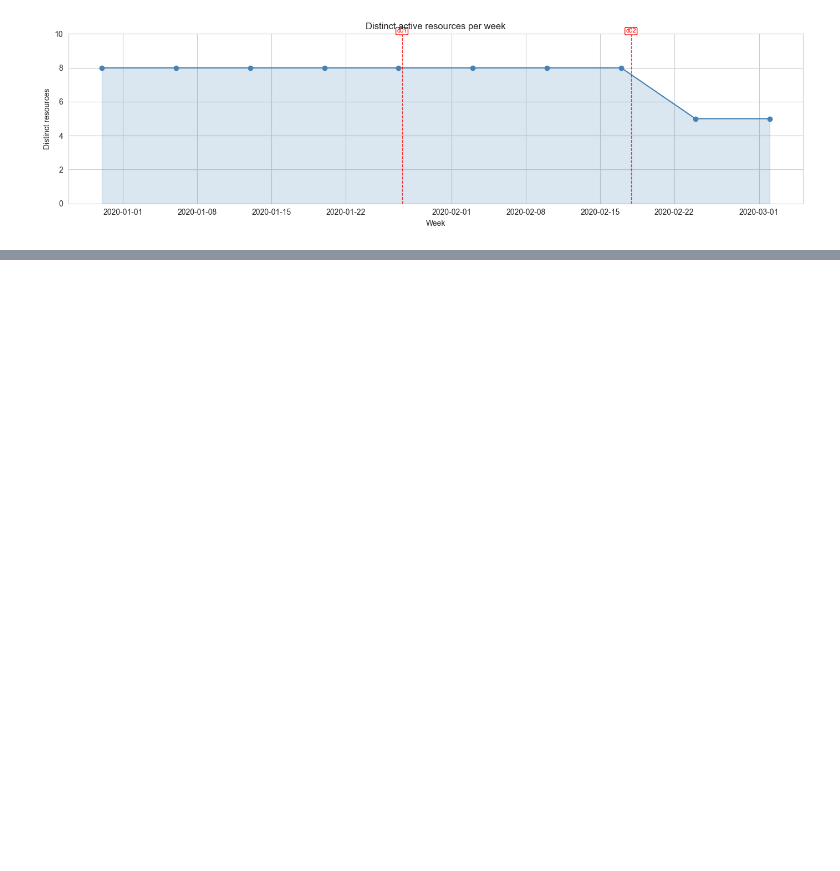
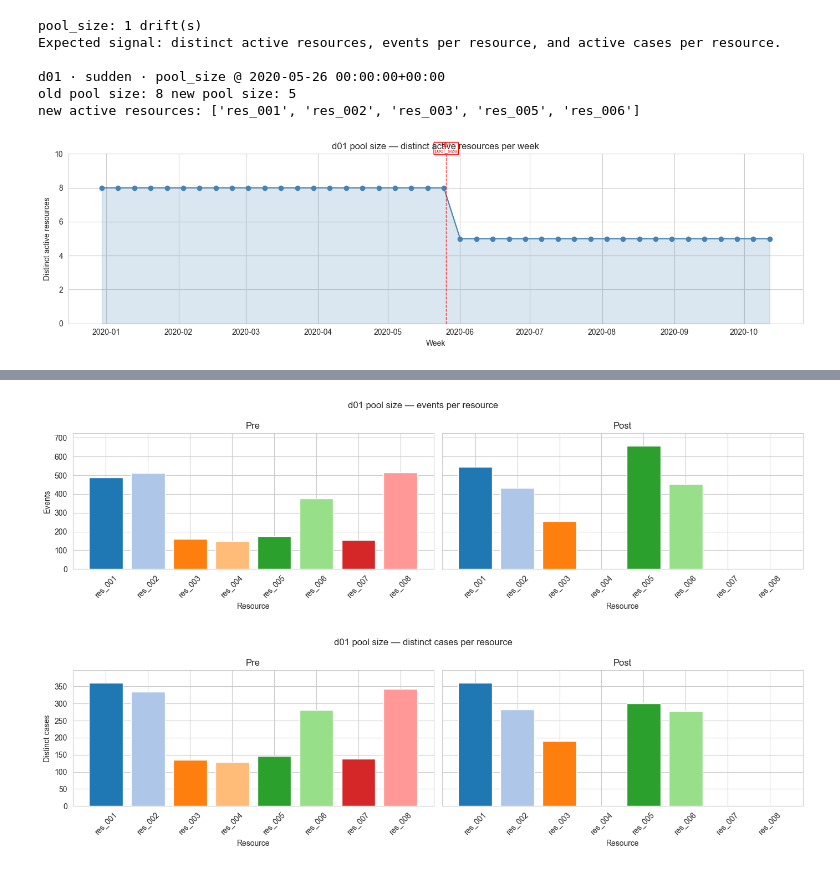
Before and after one commit to boraderen/thesis, a Jupyter notebook: notebooks/resource-perspective.ipynb, the cells around one changed output, grey strips where cells are left out. Cells and saved outputs as stored; diff of their text form; code cells hidden in the pictures; blank space fills up the shorter version.

```diff
--- a/notebooks/resource-perspective.ipynb
+++ b/notebooks/resource-perspective.ipynb
@@ -204,0 +308,12 @@ plt.show()
+# %%
+fig, ax = plt.subplots(figsize=(12, 3.8))
+subtype_counts = resource_drift_df["subtype"].value_counts().sort_index() if not resource_drift_df.empty else pd.Series(dtype=int)
+ax.bar(subtype_counts.index, subtype_counts.values, color="slategray")
+ax.set_title("Resource drift subtypes in this log")
+ax.set_xlabel("Subtype")
+ax.set_ylabel("Number of drifts")
+ax.tick_params(axis="x", rotation=30)
+plt.tight_layout()
+plt.show()
+
+plot_weekly_resource_stack(title="Weekly events per resource — all resource drifts")
@@ -205,21 +533,47 @@ plt.show()
 # %%
-weekly_active = df.groupby("week")["resource"].nunique()
+subtype_header(
+    "pool_size",
+    "Expected signal: distinct active resources, events per resource, and active cases per resource.",
+)
 
-fig, ax = plt.subplots(figsize=(14, 4))
-ax.plot(
-    weekly_active.index,
-    weekly_active.values,
-    marker="o",
-    color="steelblue",
-    linewidth=1.5,
-)
-ax.fill_between(weekly_active.index, weekly_active.values, alpha=0.2, color="steelblue")
-ax.set_title("Distinct active resources per week")
-ax.set_xlabel("Week")
-ax.set_ylabel("Distinct resources")
-ax.set_ylim(0, weekly_active.max() + 2)
-_draw_drift_lines(ax, color="red", label_color="red")
-plt.tight_layout()
-plt.show()
+weekly_active = df.groupby("week")["resource"].nunique().sort_index()
+for drift in drifts_for("pool_size"):
+    details = drift.get("change_details") or {}
+    print("\n" + drift_title(drift))
+    print("old pool size:", details.get("old_pool_size"), "new pool size:", details.get("new_pool_size"))
+    print("new active resources:", details.get("active_resources"))
+
+    fig, ax = plt.subplots(figsize=(14, 4))
+    ax.plot(weekly_active.index, weekly_active.values, marker="o", color="steelblue", linewidth=1.5)
+    ax.fill_between(weekly_active.index, weekly_active.values, alpha=0.2, color="steelblue")
+    ax.set_title(f"{drift['drift_id']} pool size — distinct active resources per week")
+    ax.set_xlabel("Week")
+    ax.set_ylabel("Distinct active resources")
+    ax.set_ylim(0, weekly_active.max() + 2)
+    draw_drift_lines(ax, drifts=[drift], color="red", label_color="red")
+    plt.tight_layout()
+    plt.show()
+
+    pre, post = pre_post_window(drift)
+    plot_resource_bars(
+        pre,
+        post,
+        lambda sub: sub["resource"].value_counts(),
+        "Events",
+        f"{drift['drift_id']} pool size — events per resource",
+    )
+    plot_resource_bars(
+        pre,
+        post,
+        lambda sub: sub.groupby("resource")["case_id"].nunique(),
+        "Distinct cases",
+        f"{drift['drift_id']} pool size — distinct cases per resource",
+    )
 # %% [output]
+pool_size: 1 drift(s)
+Expected signal: distinct active resources, events per resource, and active cases per resource.
+
+d01 · sudden · pool_size @ 2020-05-26 00:00:00+00:00
+old pool size: 8 new pool size: 5
+new active resources: ['res_001', 'res_002', 'res_003', 'res_005', 'res_006']
-[figure, old version]
+[figure, new version]
@@ -225,0 +583,2 @@ plt.show()
+[figure, added]
+[figure, added]
```
Also changed, not shown: parts of 30 cells of this notebook, 29 other files.
